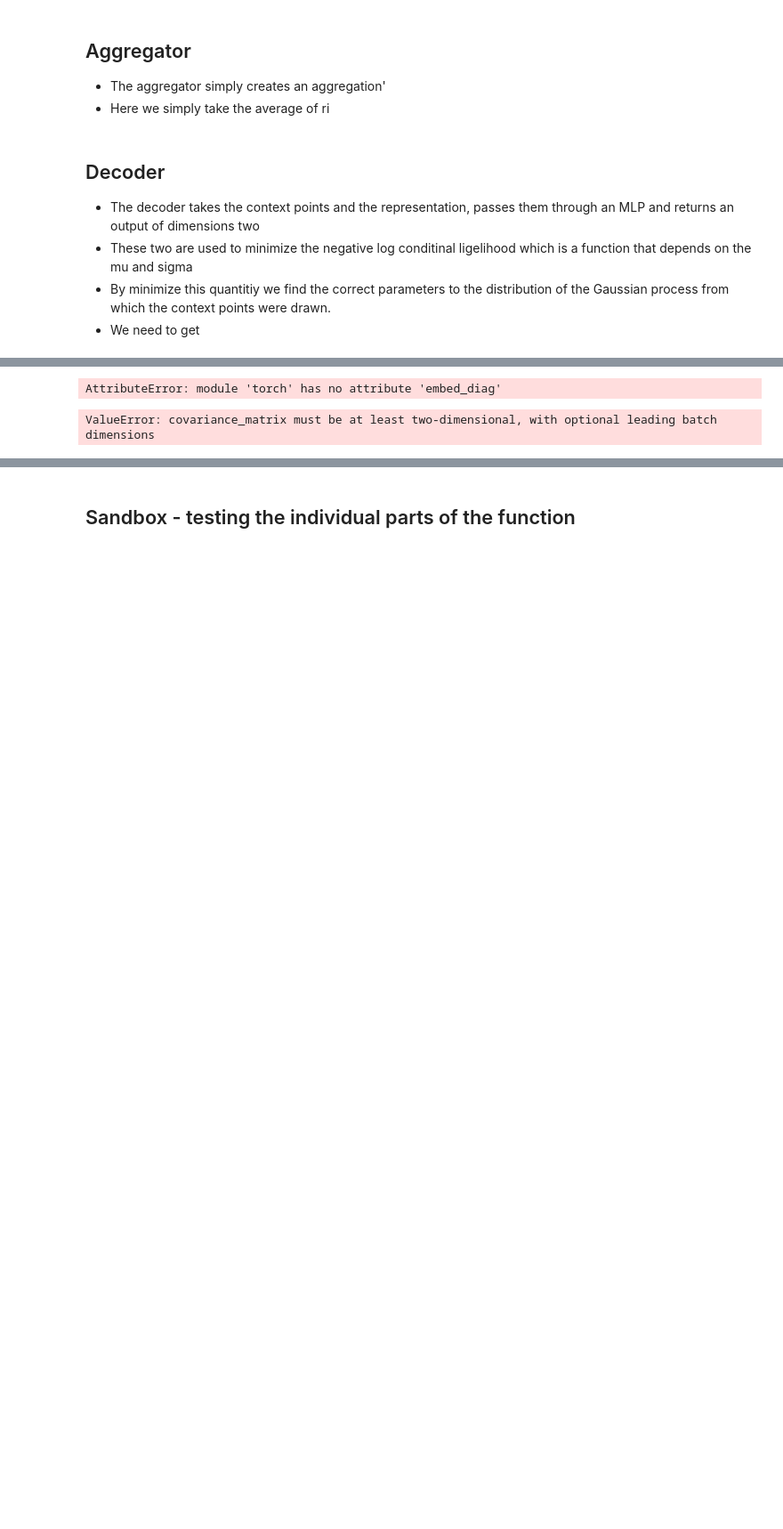
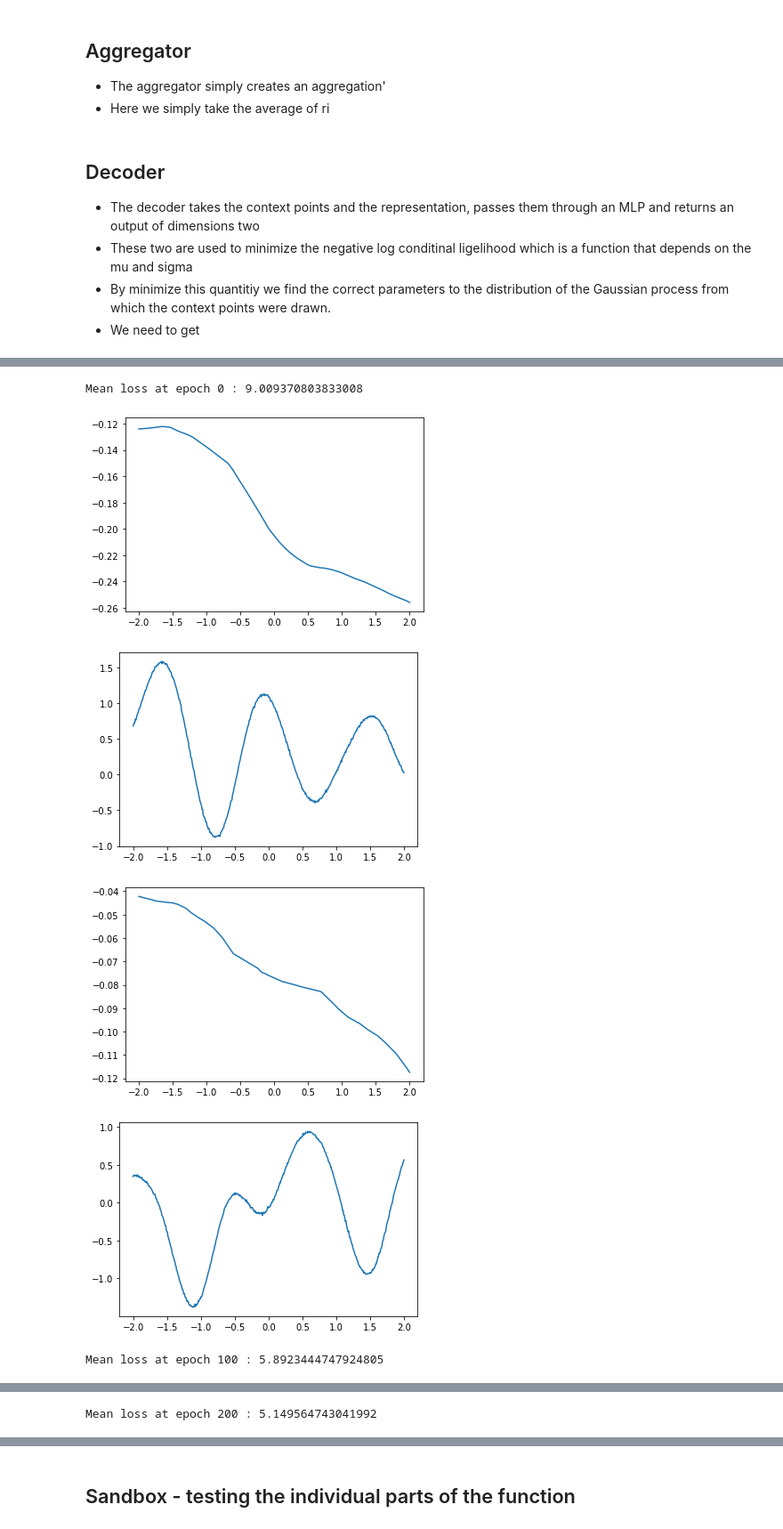
Before and after one commit to fredchettouh/neural-processes, a Jupyter notebook: code/conditional_neural_process_pytorch_v2.ipynb, the cells around one changed output, grey strips where cells are left out. Shown at 89% size. Saved outputs shown, nothing was run; the diff lists cells and outputs as text; code cells hidden in the pictures; blank space fills up the shorter version.

Commit message:
commit to share with vm

```diff
--- a/code/conditional_neural_process_pytorch_v2.ipynb
+++ b/code/conditional_neural_process_pytorch_v2.ipynb
@@ -65,0 +98,8 @@ one_d_dataloader = data.DataLoader(one_d_dataset,batch_size=64)
+# %%
+TRAIN_SHARE = 0.999
+TRAIN_LEN = int(x_values.shape[0]*TRAIN_SHARE)
+# %%
+traindata = data.TensorDataset(x_values[:TRAIN_LEN], func_x[:TRAIN_LEN])
+trainloader = data.DataLoader(traindata, batch_size=10)
+validata = data.TensorDataset(x_values[TRAIN_LEN:], func_x[TRAIN_LEN:])
+valiloader = data.DataLoader(validata, batch_size=1)
@@ -400,8 +671,27 @@ MultivariateNormal(loc: torch.Size([64, 39]), covariance_matrix: torch.Size([64,
-# %%
-torch.embed_diag(sigma_t)
-# %% [output]
-AttributeError: module 'torch' has no attribute 'embed_diag'
-# %%
-MultivariateNormal(loc=mut,covariance_matrix=sigma_t)
-# %% [output]
-ValueError: covariance_matrix must be at least two-dimensional, with optional leading batch dimensions
+# %%
+### configuration from the paper implementation
+ENCODER_HIDDEN_DIMS = [128,128,128]
+ENCODER_OUT_DIMS = 128
+DECODER_HIDDEN_DIMS = [128,128]
+DECODER_OUT_DIMS = 2
+LEARNING_RATE = 0.001
+MAX_CONTXT_POINTS = 5
+MIN_CONTXT = 2
+MAX_TARGET_POINTS = 10
+N_EPOCHS = 10000
+N_RANGE = 500
+DIM_X = 1
+DIM_Y = 1
+# %%
+trainer = Trainer(N_EPOCHS,
+                  LEARNING_RATE,
+                  MAX_TARGET_POINTS,
+                  MAX_CONTXT_POINTS,
+                  MIN_CONTXT,
+                  N_RANGE,
+                  DIM_X,
+                  DIM_Y,
+                  ENCODER_OUT_DIMS,
+                  DECODER_OUT_DIMS,
+                  ENCODER_HIDDEN_DIMS,
+                  DECODER_HIDDEN_DIMS)
@@ -407,0 +702,9 @@ ValueError: covariance_matrix must be at least two-dimensional, with optional le
+# %%
+l= trainer.run_training(trainloader,valiloader)
+# %% [output]
+Mean loss at epoch 0 : 9.009370803833008
+[figure, added]
+[figure, added]
+[figure, added]
+[figure, added]
+Mean loss at epoch 100 : 5.8923444747924805
@@ -407,0 +715 @@ ValueError: covariance_matrix must be at least two-dimensional, with optional le
+Mean loss at epoch 200 : 5.149564743041992
```
Also changed, not shown: parts of 18 cells of this notebook, 6 other files.
